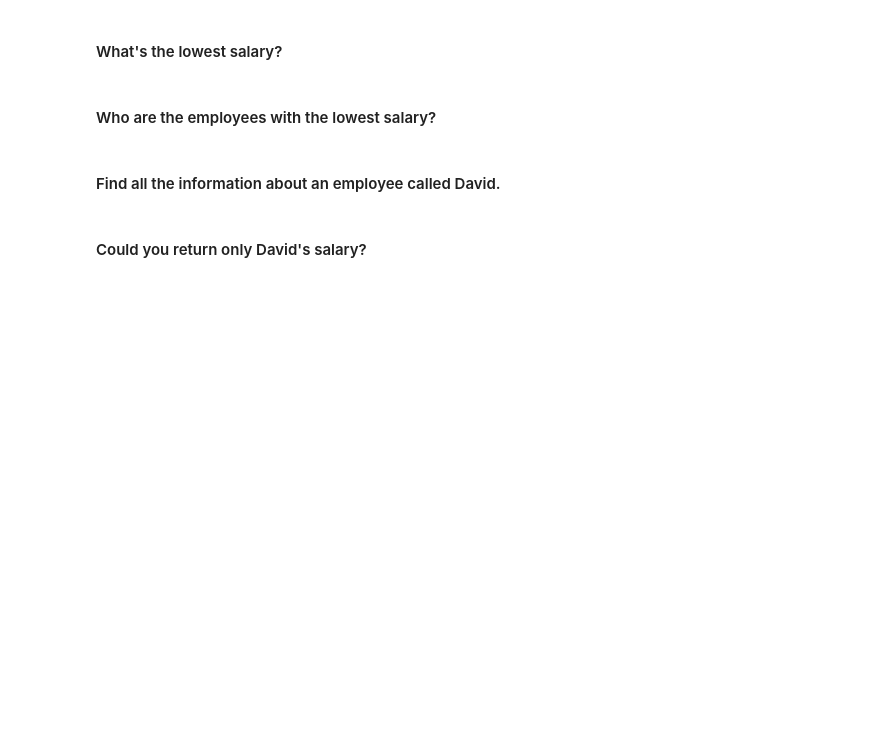
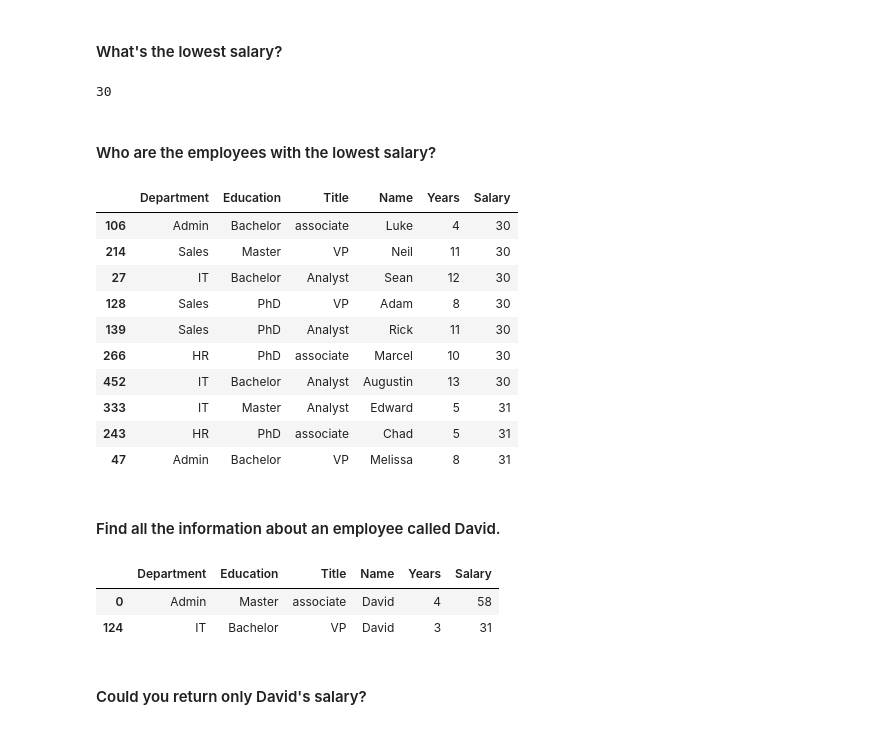
Before and after one commit to shinanna/Labs, a Jupyter notebook: Module2/Lab_10_Subsetting_and_Descriptive_Statistics/main.ipynb, the cells around one changed output. Saved outputs shown, nothing was run; the diff lists cells and outputs as text; code cells hidden in the pictures; blank space fills up the shorter version.

```diff
--- a/Module2/Lab_10_Subsetting_and_Descriptive_Statistics/main.ipynb
+++ b/Module2/Lab_10_Subsetting_and_Descriptive_Statistics/main.ipynb
@@ -99,2 +175,6 @@ your comments here
+# %%
+employees['Salary'].min()
+# %% [output]
+30
 # %% [markdown]
 #### Who are the employees with the lowest salary?
@@ -103,2 +181,17 @@ your comments here
+# %%
+# Let's look at the 10 first entries
+employees.sort_values(['Salary'])[0:10]
+# %% [output]
+|  | Department | Education | Title | Name | Years | Salary |
+| 106 | Admin | Bachelor | associate | Luke | 4 | 30 |
+| 214 | Sales | Master | VP | Neil | 11 | 30 |
+| 27 | IT | Bachelor | Analyst | Sean | 12 | 30 |
+| 128 | Sales | PhD | VP | Adam | 8 | 30 |
+| 139 | Sales | PhD | Analyst | Rick | 11 | 30 |
+| 266 | HR | PhD | associate | Marcel | 10 | 30 |
+| 452 | IT | Bachelor | Analyst | Augustin | 13 | 30 |
+| 333 | IT | Master | Analyst | Edward | 5 | 31 |
+| 243 | HR | PhD | associate | Chad | 5 | 31 |
+| 47 | Admin | Bachelor | VP | Melissa | 8 | 31 |
 # %% [markdown]
 #### Find all the information about an employee called David.
@@ -107,2 +198,8 @@ your comments here
+# %%
+employees[employees['Name']=='David']
+# %% [output]
+|  | Department | Education | Title | Name | Years | Salary |
+| 0 | Admin | Master | associate | David | 4 | 58 |
+| 124 | IT | Bachelor | VP | David | 3 | 31 |
 # %% [markdown]
 #### Could you return only David's salary?
```
Also changed, not shown: parts of 69 cells of this notebook, 8 other files.
